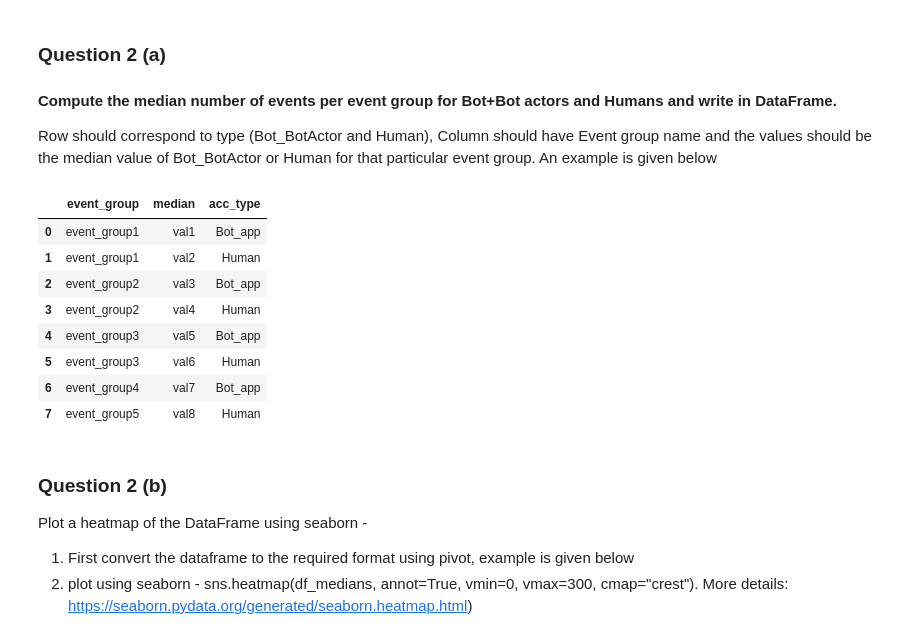
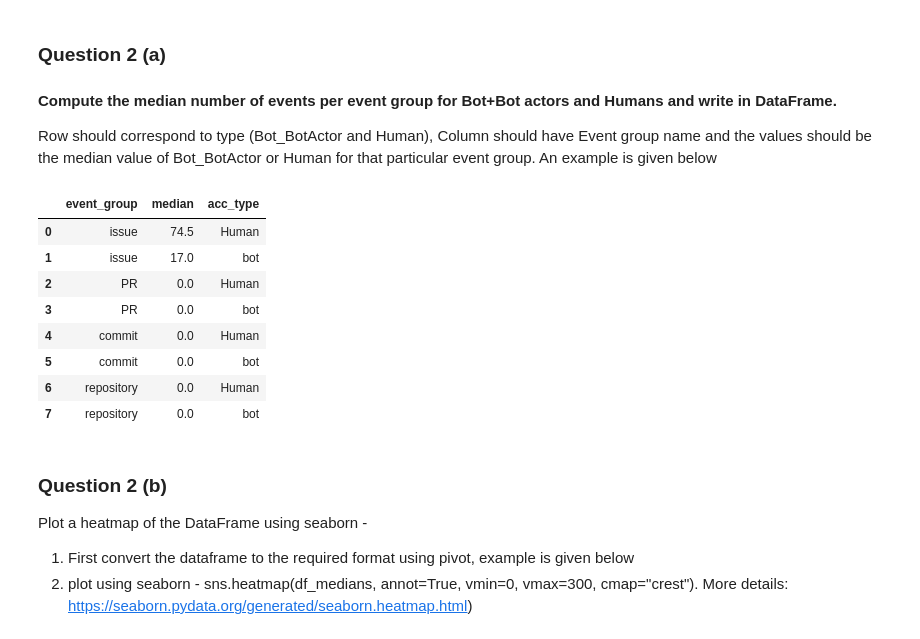
Before and after one commit to T-ramissU/Software_Evolution_TP_bots, a Jupyter notebook: TP_bots_template.ipynb, the cells around one changed output. Cells and saved outputs as stored; diff of their text form; code cells hidden in the pictures.

Commit message:
last commit for the tp

```diff
--- a/TP_bots_template.ipynb
+++ b/TP_bots_template.ipynb
@@ -417,0 +507,13 @@ repo_group = ['CreateEvent', 'DeleteEvent', 'ForkEvent', 'GollumEvent', 'MemberE
+# %%
+# YOUR CODE BELOW
+# Load the event data from the CSV file
+events_df = pd.read_csv('all_events.csv')
+
+merged_df = final_df.merge(manual_df, on='contributor')
+
+# Function to determine the majority type
+def majority_vote(row):
+    votes = [row['bimbas_type'], row['bothunter_type'], row['manual']]
+    return max(set(votes), key=votes.count)
+
+merged_df['acc_type'] = merged_df.apply(majority_vote, axis=1)
@@ -422,24 +558,45 @@ repo_group = ['CreateEvent', 'DeleteEvent', 'ForkEvent', 'GollumEvent', 'MemberE
 
 Row should correspond to type (Bot_BotActor and Human), Column should have Event group name and the values should be the median value of Bot_BotActor or Human for that particular event group. An example is given below
 # %%
-# For example:
-medians = [{'event_group': 'event_group1', 'median': 'val1', 'acc_type': 'Bot_app'},
-           {'event_group': 'event_group1', 'median': 'val2', 'acc_type': 'Human'},
-           {'event_group': 'event_group2', 'median': 'val3', 'acc_type': 'Bot_app'},
-           {'event_group': 'event_group2', 'median': 'val4', 'acc_type': 'Human'},
-           {'event_group': 'event_group3', 'median': 'val5', 'acc_type': 'Bot_app'},
-           {'event_group': 'event_group3', 'median': 'val6', 'acc_type': 'Human'},
-           {'event_group': 'event_group4', 'median': 'val7', 'acc_type': 'Bot_app'},
-           {'event_group': 'event_group5', 'median': 'val8', 'acc_type': 'Human'}]
+# # For example:
+# medians = [{'event_group': 'event_group1', 'median': 'val1', 'acc_type': 'Bot_app'},
+#            {'event_group': 'event_group1', 'median': 'val2', 'acc_type': 'Human'},
+#            {'event_group': 'event_group2', 'median': 'val3', 'acc_type': 'Bot_app'},
+#            {'event_group': 'event_group2', 'median': 'val4', 'acc_type': 'Human'},
+#            {'event_group': 'event_group3', 'median': 'val5', 'acc_type': 'Bot_app'},
+#            {'event_group': 'event_group3', 'median': 'val6', 'acc_type': 'Human'},
+#            {'event_group': 'event_group4', 'median': 'val7', 'acc_type': 'Bot_app'},
+#            {'event_group': 'event_group5', 'median': 'val8', 'acc_type': 'Human'}]
+# df_medians = pd.DataFrame.from_dict(medians)
+# df_medians
+medians = []
+
+# Define the event groups and their corresponding column names
+event_groups = {
+    'issue': 'issue',
+    'PR': 'PR',
+    'commit': 'commit',
+    'repository': 'repository'
+}
+
+# Calculate the median for each event group and type
+for event_group, column_name in event_groups.items():
+    for acc_type in result_df['type'].unique():
+        median_value = result_df[result_df['type'] == acc_type][column_name].median()
+        medians.append({'event_group': event_group, 'median': median_value, 'acc_type': acc_type})
+
+# Convert the list of dictionaries to a DataFrame
 df_medians = pd.DataFrame.from_dict(medians)
-df_medians
+
+# Display the DataFrame with medians
+display(df_medians)
 # %% [output]
 |  | event_group | median | acc_type |
-| 0 | event_group1 | val1 | Bot_app |
-| 1 | event_group1 | val2 | Human |
-| 2 | event_group2 | val3 | Bot_app |
-| 3 | event_group2 | val4 | Human |
-| 4 | event_group3 | val5 | Bot_app |
-| 5 | event_group3 | val6 | Human |
-| 6 | event_group4 | val7 | Bot_app |
-| 7 | event_group5 | val8 | Human |
+| 0 | issue | 74.5 | Human |
+| 1 | issue | 17.0 | bot |
+| 2 | PR | 0.0 | Human |
+| 3 | PR | 0.0 | bot |
+| 4 | commit | 0.0 | Human |
+| 5 | commit | 0.0 | bot |
+| 6 | repository | 0.0 | Human |
+| 7 | repository | 0.0 | bot |
```
Also changed, not shown: parts of 26 cells of this notebook.
